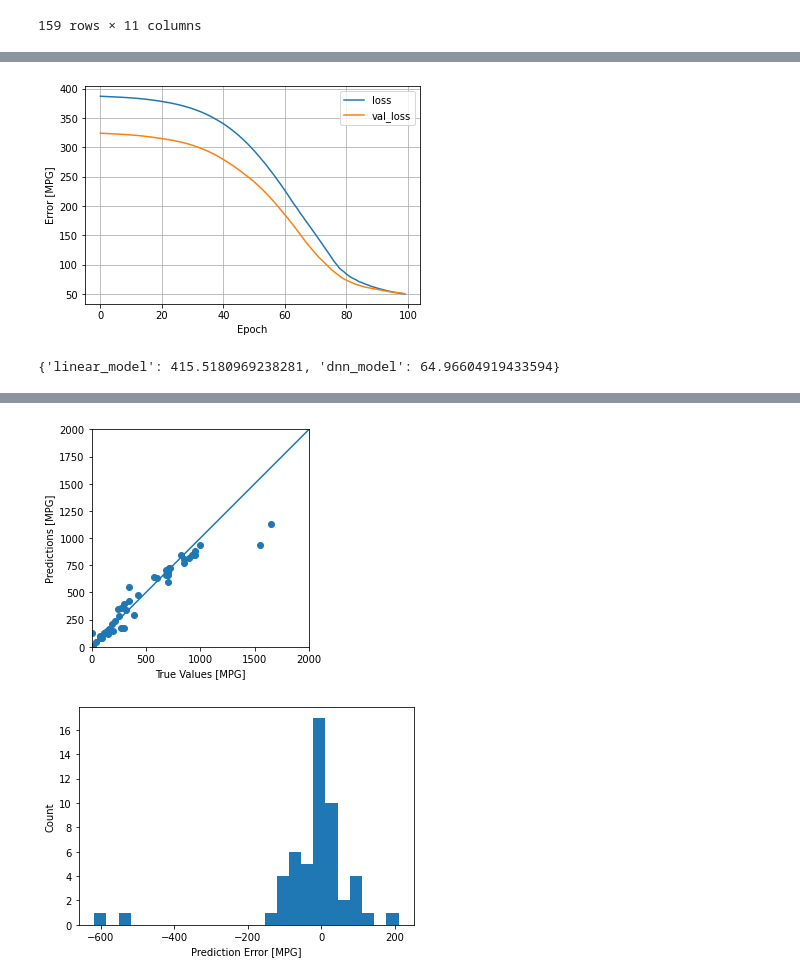
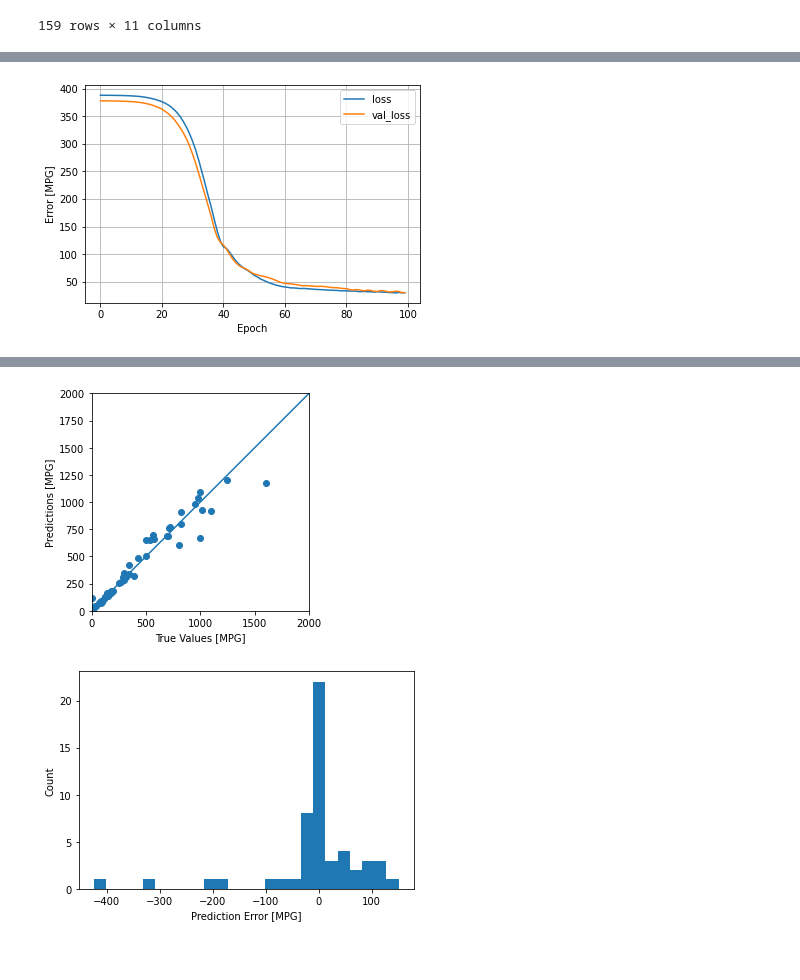
Before and after one commit to new-superuser-alt9193/Aprendizaje_maquina, a Jupyter notebook: framework.ipynb, the cells around one changed output, grey strips where cells are left out. Saved outputs shown, nothing was run; the diff lists cells and outputs as text; code cells hidden in the pictures.

```diff
--- a/framework.ipynb
+++ b/framework.ipynb
@@ -113,0 +148,10 @@ Neural network
+# %%
+def compile_model(model):
+
+  model.compile(loss='mean_absolute_error',
+                optimizer=tf.keras.optimizers.Adam(0.001),
+                metrics=[
+                  tf.keras.losses.BinaryCrossentropy(
+                      from_logits=True, name='binary_crossentropy'),
+                  'accuracy'])
+  return model
@@ -157,0 +282,19 @@ Wall time: 1.83 s
+# %%
+big_model = keras.Sequential([
+        normalizer,
+        layers.Dense(64, activation='relu'),
+        layers.Dense(64, activation='relu'),
+        layers.Dense(64, activation='relu'),
+        layers.Dense(5, activation='relu'),
+        layers.Dense(5, activation='relu'),
+        layers.Dense(1)
+    ])
+big_dnn_model = compile_model(big_model)
+# %%
+%%time
+history = big_dnn_model.fit(
+    x_train,
+    y_train,
+    validation_split=0.2,
+    verbose=0, epochs=100)
+historys['big'] = history
@@ -158,5 +304,5 @@ Wall time: 1.83 s
 # %%
 plot_loss(history)
 # %% [output]
-[figure, old version]
+[figure, new version]
 # %%
@@ -164,9 +310,5 @@ test_results['dnn_model'] = dnn_model.evaluate(x_test, y_test, verbose=0)
-# %%
-test_results
-# %% [output]
-{'linear_model': 415.5180969238281, 'dnn_model': 64.96604919433594}
 # %%
-test_predictions = dnn_model.predict(x_test).flatten()
+test_predictions = big_dnn_model.predict(x_test).flatten()
 
 a = plt.axes(aspect='equal')
 plt.scatter(y_test, test_predictions)
@@ -181,8 +323,8 @@ _ = plt.plot(lims, lims)
-[figure, old version]
+[figure, new version]
 # %%
 error = test_predictions - y_test
 plt.hist(error, bins=25)
 plt.xlabel('Prediction Error [MPG]')
 _ = plt.ylabel('Count')
 # %% [output]
-[figure, old version]
+[figure, new version]
```
Also changed, not shown: parts of 32 cells of this notebook.
